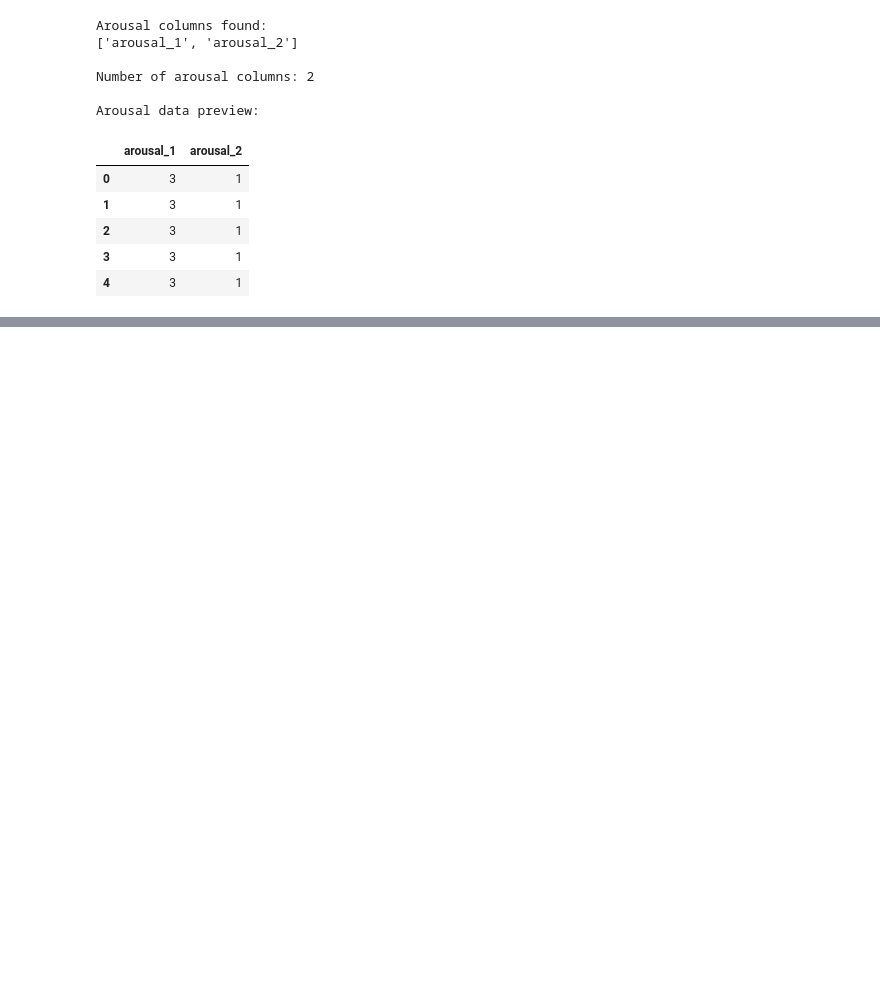
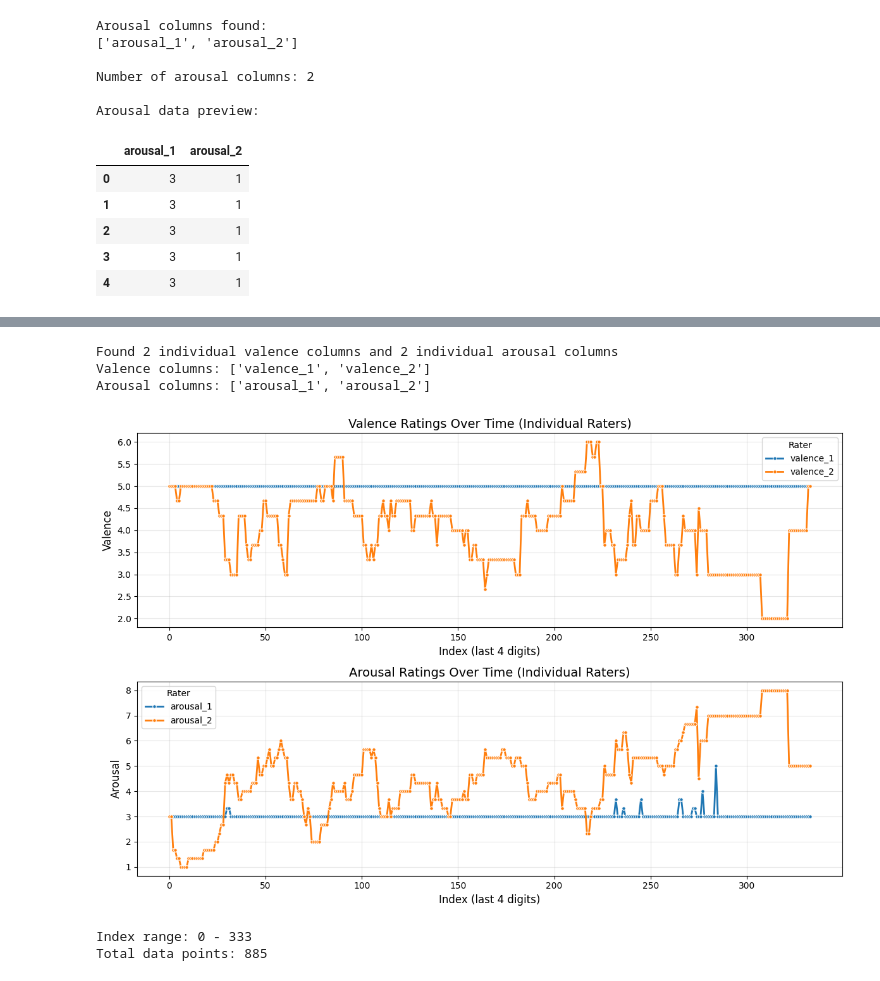
Before and after one commit to chlohamp/diva-emotion-dfc, a Jupyter notebook: 1-interrater-reliability.ipynb, the cells around one changed output, grey strips where cells are left out. Drawn from its saved outputs; the diff is of its cells as text; code cells hidden in the pictures; blank space fills up the shorter version.

Commit message:
data cleaning

```diff
--- a/1-interrater-reliability.ipynb
+++ b/1-interrater-reliability.ipynb
@@ -13,6 +13,7 @@ OUT_DIR = Path("derivatives/caps/interrater")
 OUT_DIR.mkdir(parents=True, exist_ok=True)
 # %%
 annot_df = pd.read_csv(op.join(ANNOT_DIR, "S01E01R01.csv"))
+episode_df = pd.read_csv(op.join(ANNOT_DIR, "S01E01.csv"))
 # %%
 annot_df.head()
 # %% [output]
@@ -70,0 +117,70 @@ Arousal data preview:
+# %%
+# Create seaborn-style plot with index (last 4 digits) vs valence and arousal
+# Extract last 4 digits of index
+episode_df['index_short'] = episode_df['index'].astype(str).str[-4:].astype(int)
+
+# Get valence and arousal columns (only individual rater columns, no averages)
+val_cols = [col for col in episode_df.columns if 'valence' in col.lower() and ('_1' in col or '_2' in col)]
+aro_cols = [col for col in episode_df.columns if 'arousal' in col.lower() and ('_1' in col or '_2' in col)]
+
+print(f"Found {len(val_cols)} individual valence columns and {len(aro_cols)} individual arousal columns")
+print(f"Valence columns: {val_cols}")
+print(f"Arousal columns: {aro_cols}")
+
+# Prepare data for seaborn (long format)
+plot_data = []
+for col in val_cols:
+    for idx, row in episode_df.iterrows():
+        plot_data.append({
+            'index_short': row['index_short'],
+            'rating': row[col],
+            'emotion': 'Valence',
+            'rater': col
+        })
+
+for col in aro_cols:
+    for idx, row in episode_df.iterrows():
+        plot_data.append({
+            'index_short': row['index_short'],
+            'rating': row[col],
+            'emotion': 'Arousal',
+            'rater': col
+        })
+
+plot_df = pd.DataFrame(plot_data)
+
+# Create seaborn-style plot
+fig, (ax1, ax2) = plt.subplots(2, 1, figsize=(12, 8))
+
+# Plot valence
+valence_data = plot_df[plot_df['emotion'] == 'Valence']
+sns.lineplot(data=valence_data, x='index_short', y='rating', hue='rater',
+             marker='o', markersize=4, linewidth=2, ax=ax1, errorbar=None)
+ax1.set_title('Valence Ratings Over Time (Individual Raters)', fontsize=14)
+ax1.set_xlabel('Index (last 4 digits)', fontsize=12)
+ax1.set_ylabel('Valence', fontsize=12)
+ax1.grid(True, alpha=0.3)
+ax1.legend(title='Rater')
+
+# Plot arousal
+arousal_data = plot_df[plot_df['emotion'] == 'Arousal']
+sns.lineplot(data=arousal_data, x='index_short', y='rating', hue='rater',
+             marker='o', markersize=4, linewidth=2, ax=ax2, errorbar=None)
+ax2.set_title('Arousal Ratings Over Time (Individual Raters)', fontsize=14)
+ax2.set_xlabel('Index (last 4 digits)', fontsize=12)
+ax2.set_ylabel('Arousal', fontsize=12)
+ax2.grid(True, alpha=0.3)
+ax2.legend(title='Rater')
+
+plt.tight_layout()
+plt.show()
+
+print(f"Index range: {episode_df['index_short'].min()} - {episode_df['index_short'].max()}")
+print(f"Total data points: {len(episode_df)}")
+# %% [output]
+Found 2 individual valence columns and 2 individual arousal columns
+Valence columns: ['valence_1', 'valence_2']
+Arousal columns: ['arousal_1', 'arousal_2']
+[figure, added]
+Index range: 0 - 333
+Total data points: 885
```
Also changed, not shown: parts of 2 cells of this notebook, 7 other files.
